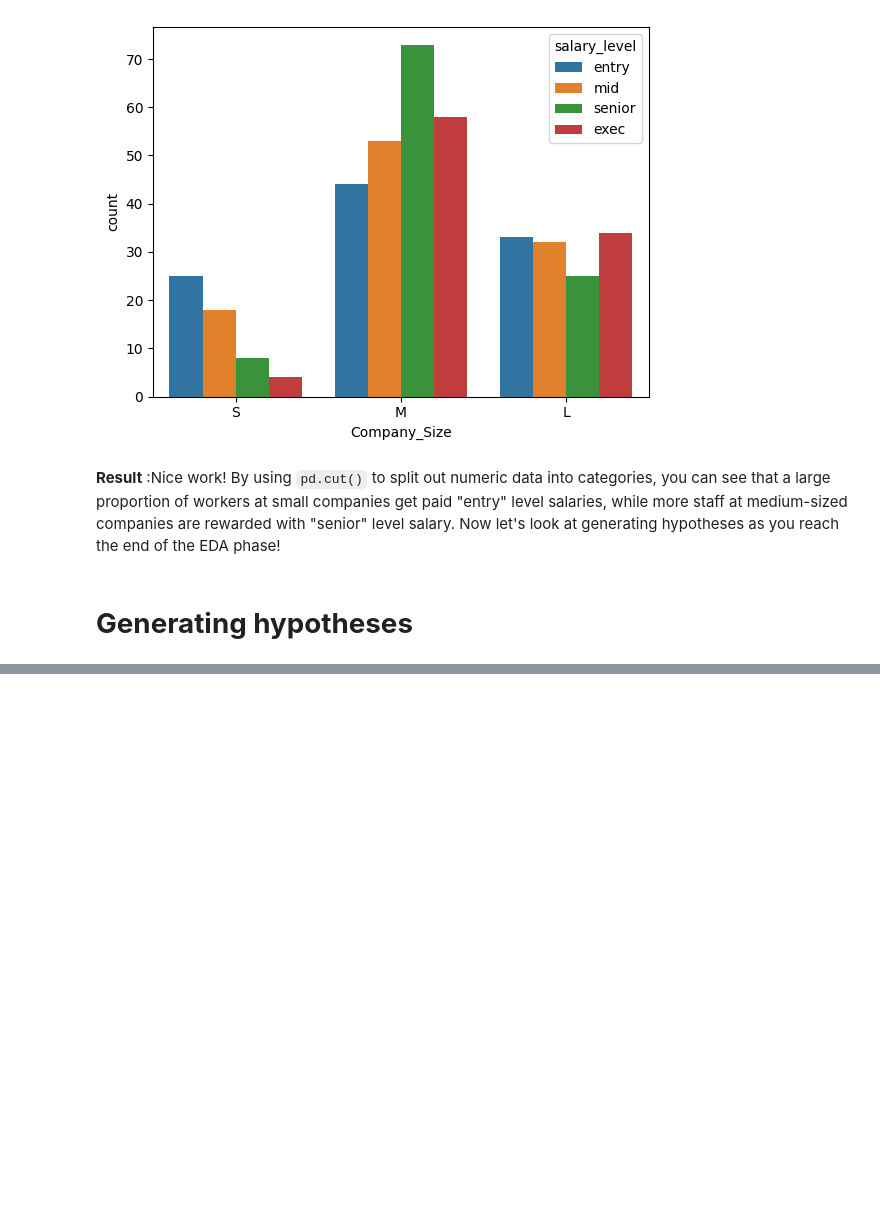
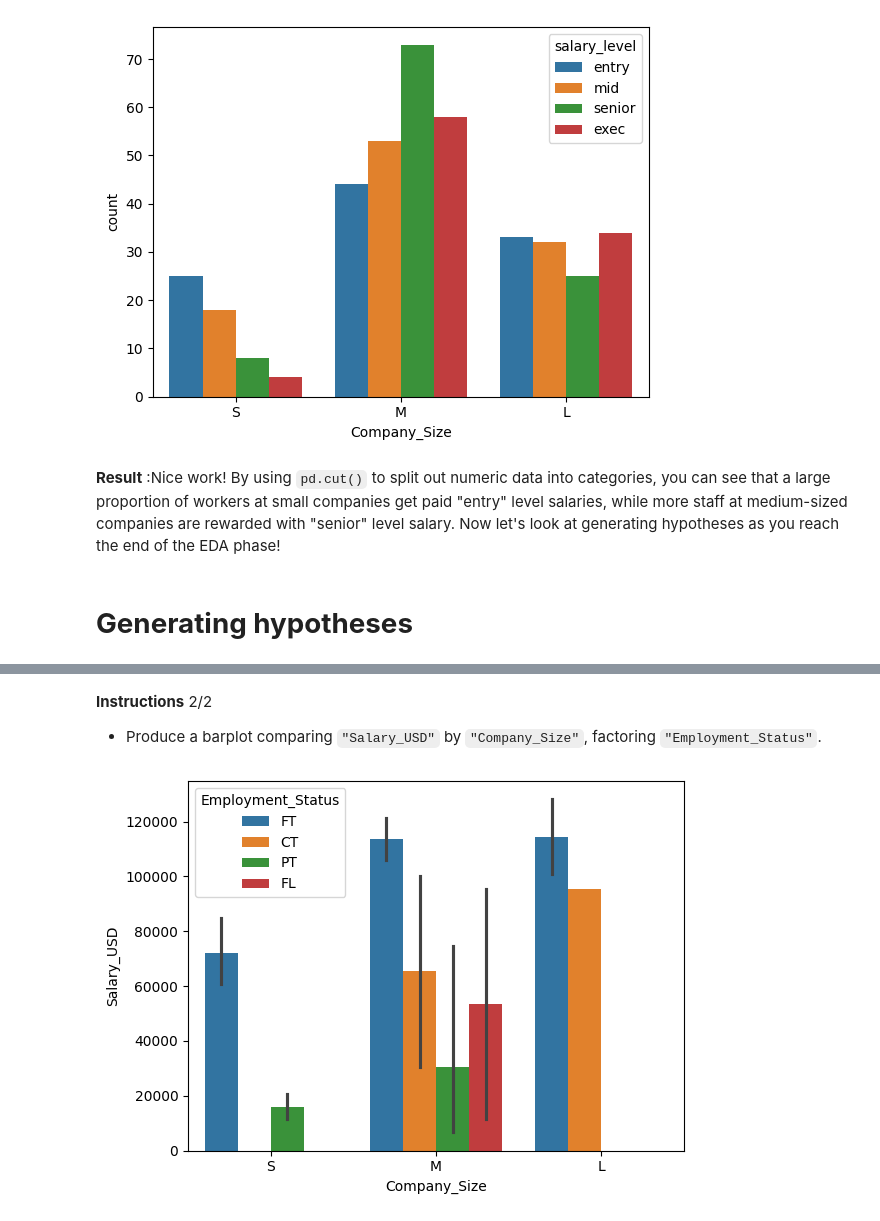
Before and after one commit to Marc86316/Data-Anaylsis-Portfolio, a Jupyter notebook: Exploratory_Data_Analysis_in_Python/Turning_Exploratory_Analysis_into_Action.ipynb, the cells around one changed output, grey strips where cells are left out. Saved outputs shown, nothing was run; the diff lists cells and outputs as text; code cells hidden in the pictures; blank space fills up the shorter version.

```diff
--- a/Exploratory_Data_Analysis_in_Python/Turning_Exploratory_Analysis_into_Action.ipynb
+++ b/Exploratory_Data_Analysis_in_Python/Turning_Exploratory_Analysis_into_Action.ipynb
@@ -279,0 +313,10 @@ plt.show()
+# %% [markdown]
+**Instructions** 2/2
+
+* Produce a barplot comparing `"Salary_USD"` by `"Company_Size"`, factoring `"Employment_Status"`.
+# %%
+# Create a bar plot of salary versus company size, factoring in employment status
+sns.barplot(data=salaries, x="Company_Size", y="Salary_USD", hue="Employment_Status")
+plt.show()
+# %% [output]
+[figure, added]
```
Also changed, not shown: parts of 8 cells of this notebook.
